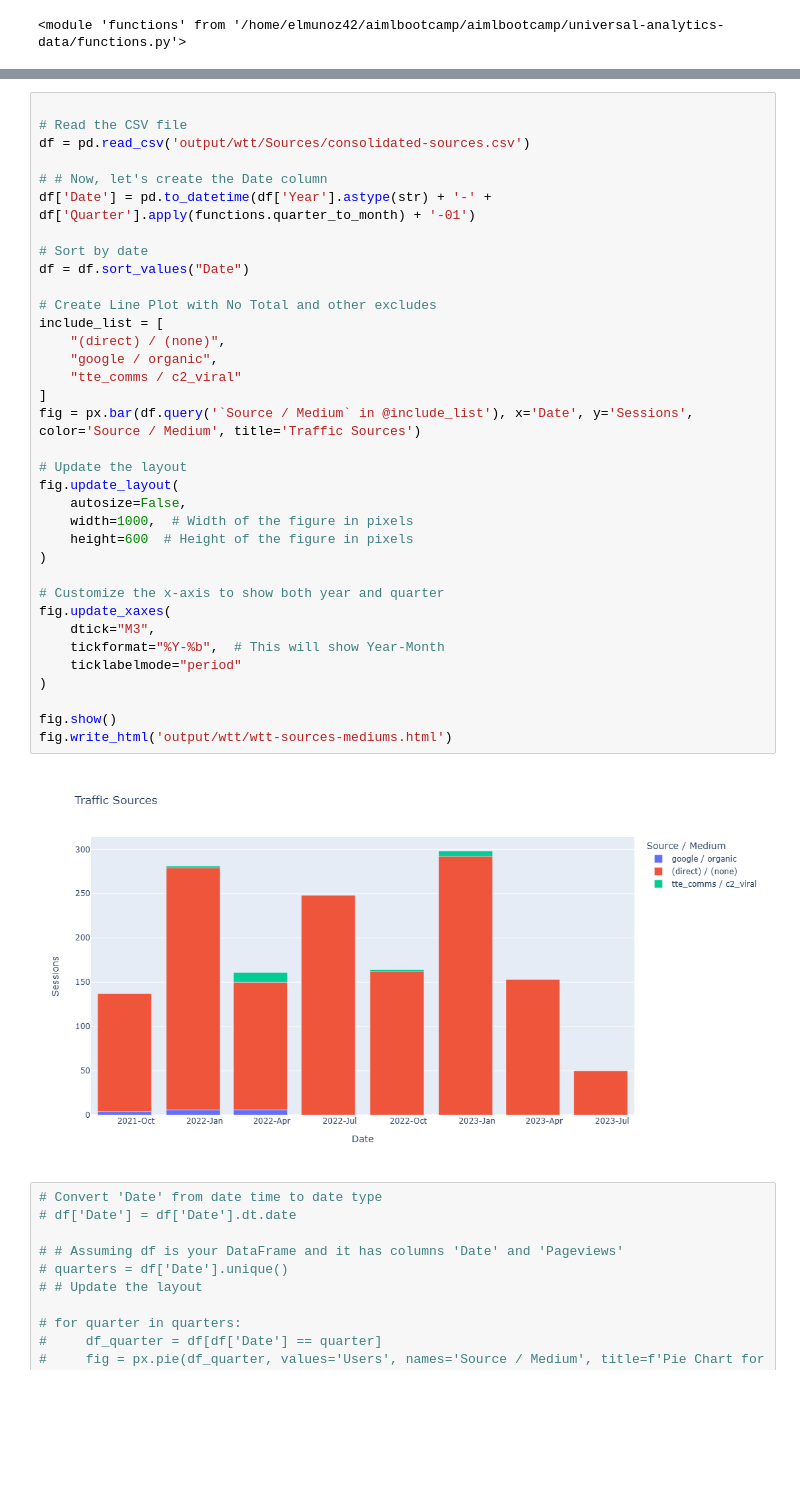
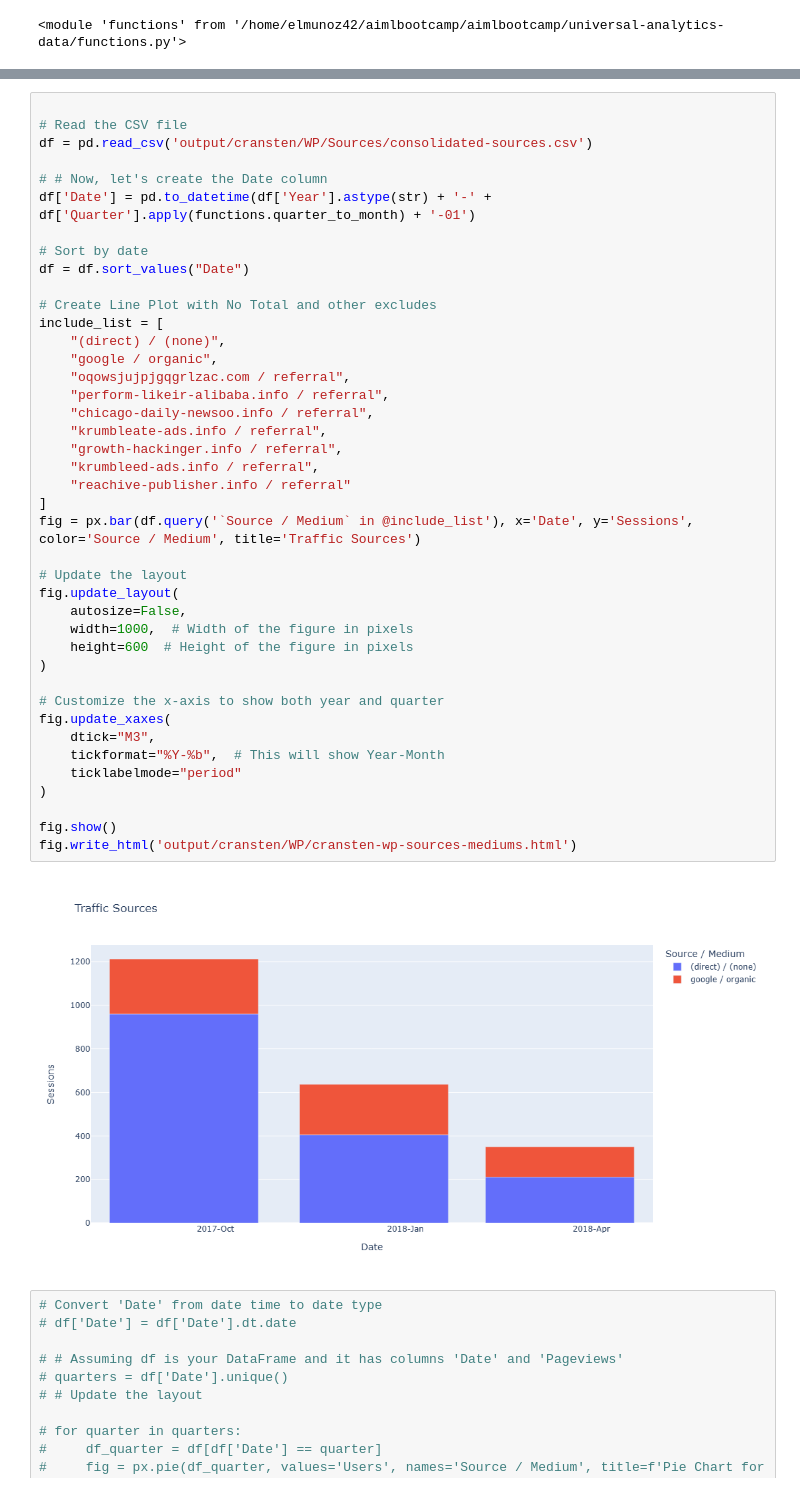
Before and after one commit to elmunoz42/universal-analytics-jupyter-notebook, a Jupyter notebook: UA-data-consolidation-and-analysis.ipynb, the cells around one changed output, grey strips where cells are left out. Drawn from its saved outputs; the diff is of its cells as text; blank space fills up the shorter version.

```diff
--- a/UA-data-consolidation-and-analysis.ipynb
+++ b/UA-data-consolidation-and-analysis.ipynb
@@ -130,40 +146,46 @@ dtype: object
 # %%
 
 # Read the CSV file
-df = pd.read_csv('output/wtt/Sources/consolidated-sources.csv')
+df = pd.read_csv('output/cransten/WP/Sources/consolidated-sources.csv')
 
 # # Now, let's create the Date column
 df['Date'] = pd.to_datetime(df['Year'].astype(str) + '-' + df['Quarter'].apply(functions.quarter_to_month) + '-01')
 
 # Sort by date
 df = df.sort_values("Date")
 
 # Create Line Plot with No Total and other excludes
 include_list = [
     "(direct) / (none)",
     "google / organic",
-    "tte_comms / c2_viral"
+    "oqowsjujpjgqgrlzac.com / referral",
+    "perform-likeir-alibaba.info / referral",
+    "chicago-daily-newsoo.info / referral",
+    "krumbleate-ads.info / referral",
+    "growth-hackinger.info / referral",
+    "krumbleed-ads.info / referral",
+    "reachive-publisher.info / referral"
 ]
 fig = px.bar(df.query('`Source / Medium` in @include_list'), x='Date', y='Sessions', color='Source / Medium', title='Traffic Sources')
 
 # Update the layout
 fig.update_layout(
     autosize=False,
     width=1000,  # Width of the figure in pixels
     height=600  # Height of the figure in pixels
 )
 
 # Customize the x-axis to show both year and quarter
 fig.update_xaxes(
     dtick="M3",
     tickformat="%Y-%b",  # This will show Year-Month
     ticklabelmode="period"
 )
 
 fig.show()
-fig.write_html('output/wtt/wtt-sources-mediums.html')
+fig.write_html('output/cransten/WP/cransten-wp-sources-mediums.html')
 # %% [output]
-[figure, old version]
+[figure, new version]
 # %%
 # Convert 'Date' from date time to date type
 # df['Date'] = df['Date'].dt.date
```
Also changed, not shown: parts of 9 cells of this notebook.
